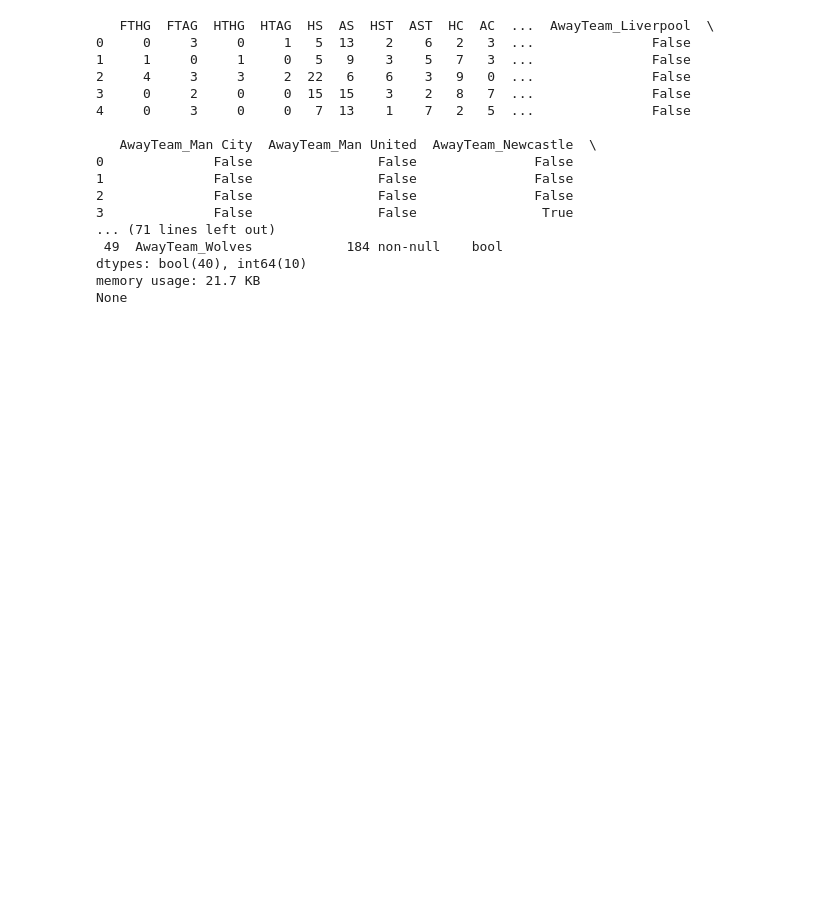
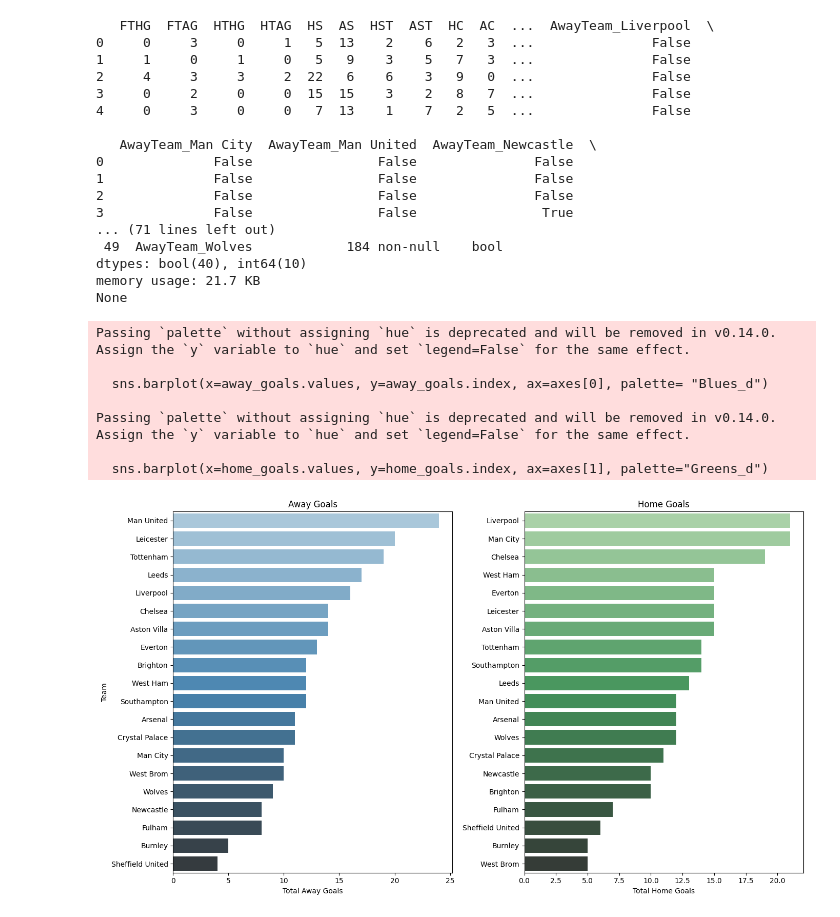
Before and after one commit to Ilyasuuu/ML_Projects, a Jupyter notebook: Football_prediction_outcome/Football.ipynb, the cells around one changed output. Saved outputs shown, nothing was run; the diff lists cells and outputs as text; code cells hidden in the pictures; blank space fills up the shorter version.

```diff
--- a/Football_prediction_outcome/Football.ipynb
+++ b/Football_prediction_outcome/Football.ipynb
@@ -123,3 +123,43 @@ print(foot_data.info())
 dtypes: bool(40), int64(10)
 memory usage: 21.7 KB
 None
+# %%
+# Step 1: Calculate total away goals for each team
+away_goal_columns =foot_data.filter(like='AwayTeam_').columns
+foot_data['AwayTeam'] =foot_data[away_goal_columns].idxmax(axis=1)
+foot_data['AwayTeam'] =foot_data['AwayTeam'].str.replace('AwayTeam_', '')
+away_goals =foot_data.groupby('AwayTeam')['FTAG'].sum().sort_values(ascending=False)
+
+# Step 2: Calculate total home goals for each team
+home_goal_columns =foot_data.filter(like='HomeTeam_').columns
+foot_data['HomeTeam'] =foot_data[home_goal_columns].idxmax(axis=1)
+foot_data['HomeTeam'] =foot_data['HomeTeam'].str.replace('HomeTeam_', '')
+home_goals =foot_data.groupby('HomeTeam')['FTHG'].sum().sort_values(ascending=False)
+
+# Step 3: Plotting
+fig, axes = plt.subplots(nrows=1, ncols=2, figsize=(14, 8))
+
+# Plot 1: Teams by Away Goals
+sns.barplot(x=away_goals.values, y=away_goals.index, ax=axes[0], palette= "Blues_d")
+axes[0].set_title('Away Goals')
+axes[0].set_xlabel('Total Away Goals')
+axes[0].set_ylabel('Team')
+
+# Plot 2: Teams by Home Goals
+sns.barplot(x=home_goals.values, y=home_goals.index, ax=axes[1], palette="Greens_d")
+axes[1].set_title('Home Goals')
+axes[1].set_xlabel('Total Home Goals')
+axes[1].set_ylabel('')
+
+# Show the plots
+plt.tight_layout()
+plt.show()
+# %% [output]
+Passing `palette` without assigning `hue` is deprecated and will be removed in v0.14.0. Assign the `y` variable to `hue` and set `legend=False` for the same effect.
+
+  sns.barplot(x=away_goals.values, y=away_goals.index, ax=axes[0], palette= "Blues_d")
+
+Passing `palette` without assigning `hue` is deprecated and will be removed in v0.14.0. Assign the `y` variable to `hue` and set `legend=False` for the same effect.
+
+  sns.barplot(x=home_goals.values, y=home_goals.index, ax=axes[1], palette="Greens_d")
+[figure, added]
```
Also changed, not shown: parts of 2 cells of this notebook.
